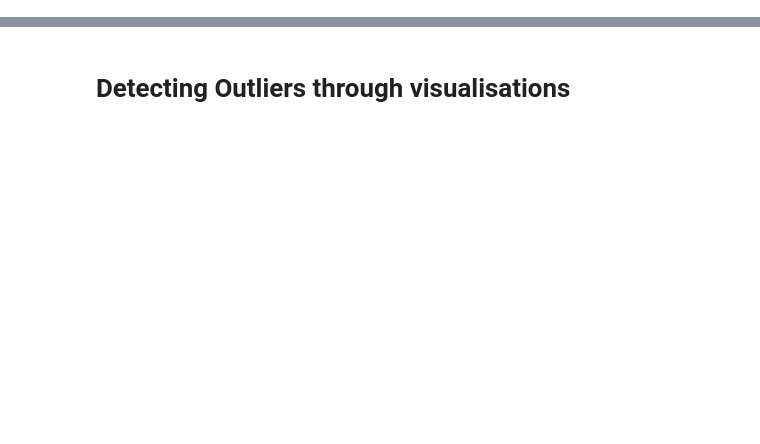
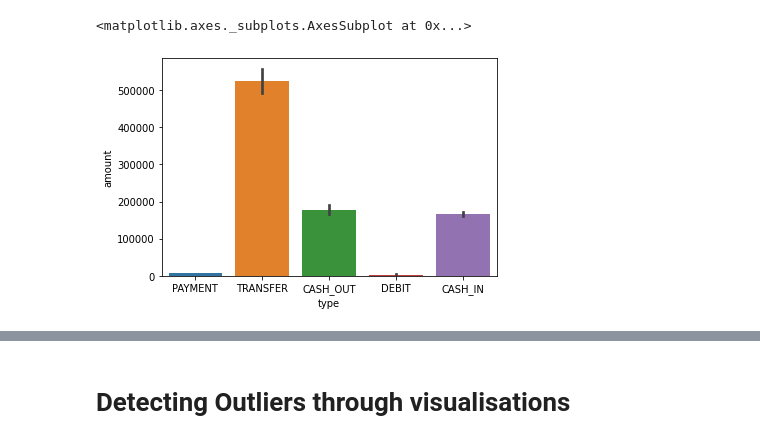
Before and after one commit to Stitaprajna/AllMyProjects, a Jupyter notebook: Fraud Detection.ipynb, the cells around one changed output, grey strips where cells are left out. Saved outputs shown, nothing was run; the diff lists cells and outputs as text; code cells hidden in the pictures; blank space fills up the shorter version.

```diff
--- a/Fraud Detection.ipynb
+++ b/Fraud Detection.ipynb
@@ -14,6 +15,11 @@ df.head()
 | 2 | 1 | TRANSFER | 181.00 | C1305486145 | 181.0 | 0.00 | C553264065 | 0.0 | ... |
 | 3 | 1 | CASH_OUT | 181.00 | C840083671 | 181.0 | 0.00 | C38997010 | 21182.0 | ... |
 | 4 | 1 | PAYMENT | 11668.14 | C2048537720 | 41554.0 | 29885.86 | M1230701703 | 0.0 | ... |
+# %%
+sns.barplot(x = 'type', y = 'amount', data=df)
+# %% [output]
+<matplotlib.axes._subplots.AxesSubplot at 0x...>
+[figure, added]
 # %%
 df.isnull().sum()     # Checking for any missing data
 # %% [output]
```
Also changed, not shown: parts of 42 cells of this notebook.
